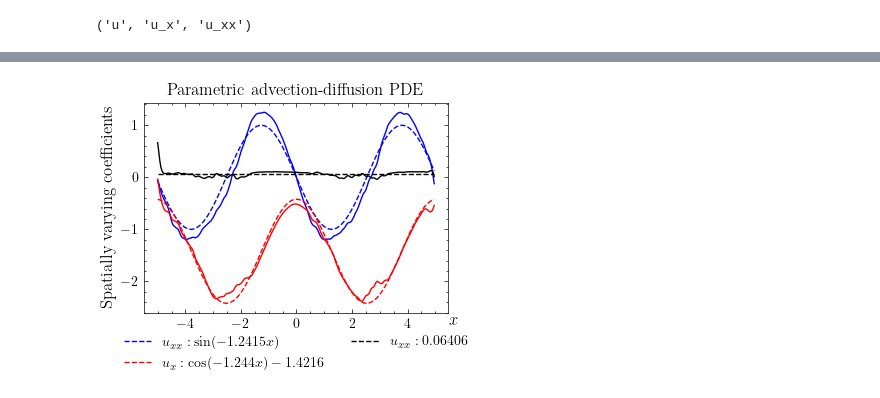
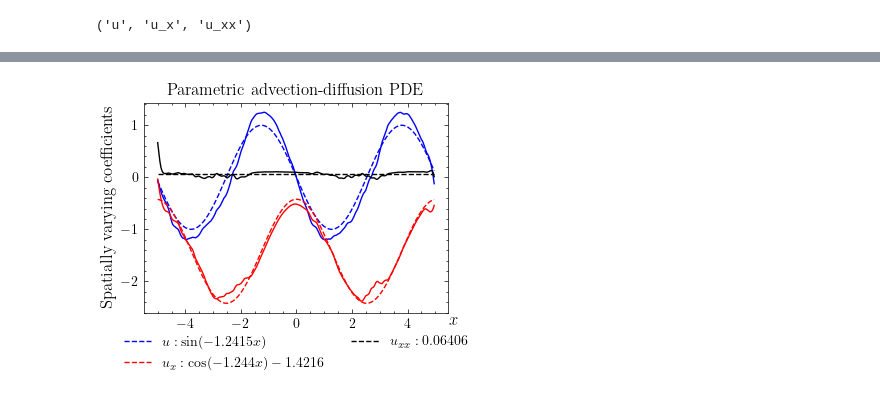
Before and after one commit to Pongpisit-Thanasutives/parametric-discovery, a Jupyter notebook: Spatial_Advection_Diffusion_WeakLib_PySR.ipynb, the cells around one changed output, grey strips where cells are left out. Drawn from its saved outputs; the diff is of its cells as text; code cells hidden in the pictures.

```diff
--- a/Spatial_Advection_Diffusion_WeakLib_PySR.ipynb
+++ b/Spatial_Advection_Diffusion_WeakLib_PySR.ipynb
@@ -401,33 +401,33 @@ PySRRegressor.equations_ = [
 # %%
 y1 = sin(x * -1.2415)
 y2 = cos(-1.2439959 * x) - 1.4215299
 y3 = 0.064058535*np.ones(len(x))
 fs = 12
 with plt.style.context('science'):
     fig, ax = plt.subplots(figsize=(4, 3))
     ax.plot(x, f_u, '-', c='blue')
-    ax.plot(x, y1, '--', c='blue', label='$u_{xx}: \sin(-1.2415x)$')
+    ax.plot(x, y1, '--', c='blue', label='$u: \sin(-1.2415x)$')
     ax.plot(x, f_u_x, '-', c='red')
     ax.plot(x, y2, '--', c='red', label='$u_{x}: \cos(-1.244x)-1.4216$')
     ax.plot(x, f_u_xx, '-', c='black')
     ax.plot(x, y3, '--', c='black', label='$u_{xx}: 0.06406$')
     ax.set_ylabel('Spatially varying coefficients', fontsize=fs)
     ax.set_xlabel('$x$', fontsize=fs)
     ax.xaxis.set_label_coords(1.02, 0)
     ax.set_title("Parametric advection-diffusion PDE", fontsize=fs)
     ax.legend(fontsize=fs)
     box = ax.get_position()
     ax.set_position([box.x0, box.y0 + box.height * 0.1,
                      box.width, box.height * 0.9])
 
     # Put a legend below current axis
     ax.legend(loc='upper center', bbox_to_anchor=(0.5, -0.05),
               fancybox=False, shadow=False, ncol=2)
     fig.tight_layout()
-    # plt.savefig(f"/Users/pongpisit/Documents/latex/UBIC-ACML/figures/ad_vc_noise{noise_lv}.pdf")
+    plt.savefig(f"/Users/pongpisit/Documents/latex/UBIC-ACML/figures/ad_vc_noise{noise_lv}.pdf")
     plt.show()
 # %% [output]
-[figure, old version]
+[figure, new version]
 # %%
 # propose
 # significant testing (จำนวนกลุ่มตัวอย่างที่สุ่มออกมาเท่ากับ len(x) or len(t))
```
Also changed, not shown: parts of 3 cells of this notebook, 1 other file.
